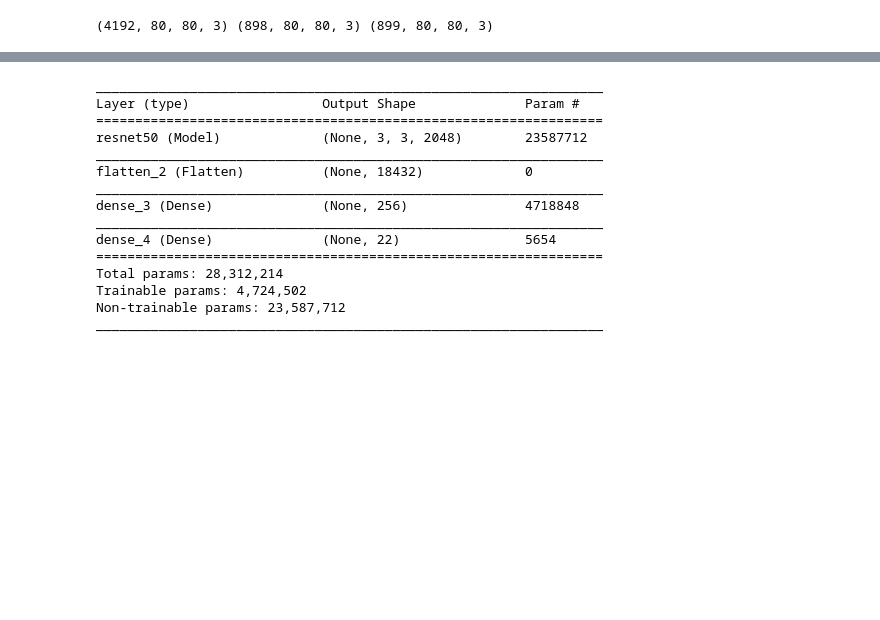
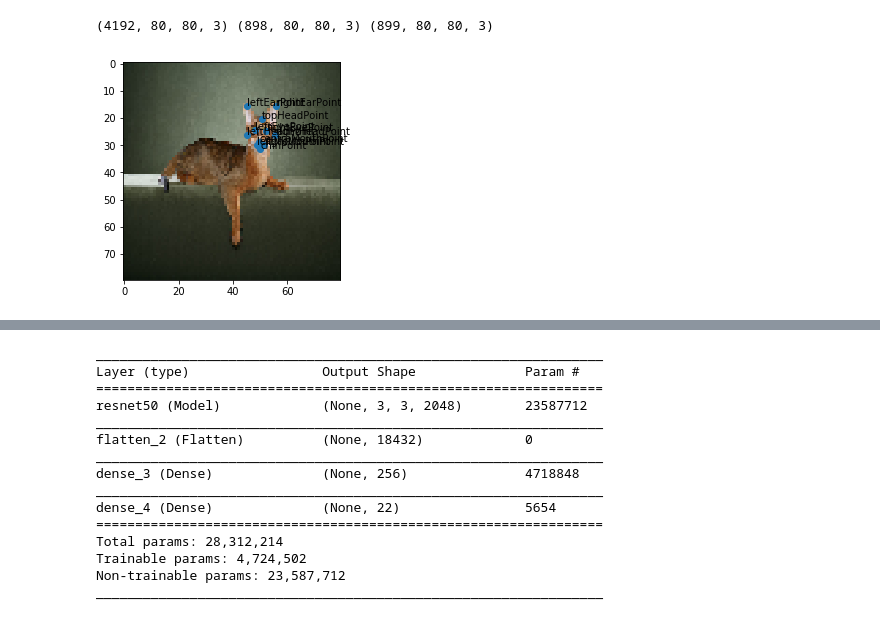
Before and after one commit to HenryDashwood/facial-features-detector, a Jupyter notebook: code/facial_keypoints.ipynb, the cells around one changed output, grey strips where cells are left out. Drawn from its saved outputs; the diff is of its cells as text; code cells hidden in the pictures; blank space fills up the shorter version.

```diff
--- a/code/facial_keypoints.ipynb
+++ b/code/facial_keypoints.ipynb
@@ -44,6 +45,30 @@ print(X_train.shape, X_val.shape, X_test.shape)
 # %% [output]
 [interactive output not drawn]
 (4192, 80, 80, 3) (898, 80, 80, 3) (899, 80, 80, 3)
+# %%
+fig, ax = plt.subplots()
+ax.imshow(X[0])
+ax.scatter(y.iloc[0][0::2], y.iloc[0][1::2])
+
+xs = y.iloc[0][0::2]
+ys = y.iloc[0][1::2]
+cols = [
+    'leftHeadPoint',
+    'leftEarPoint',
+    'topHeadPoint',
+    'rightEarPoint',
+    'rightHeadPoint',
+    'chinPoint',
+    'leftEyePoint',
+    'rightEyePoint',
+    'leftMouthPoint',
+    'centreMouthPoint',
+    'rightMouthPoint'
+]
+for i in range(11):
+    ax.annotate(cols[i], (xs[i], ys[i]))
+# %% [output]
+[figure, added]
 # %%
 plot_labelled_sample(X_train, y_train, target_size, False)
 # %% [output]
```
Also changed, not shown: parts of 4 cells of this notebook, 2 other files.
